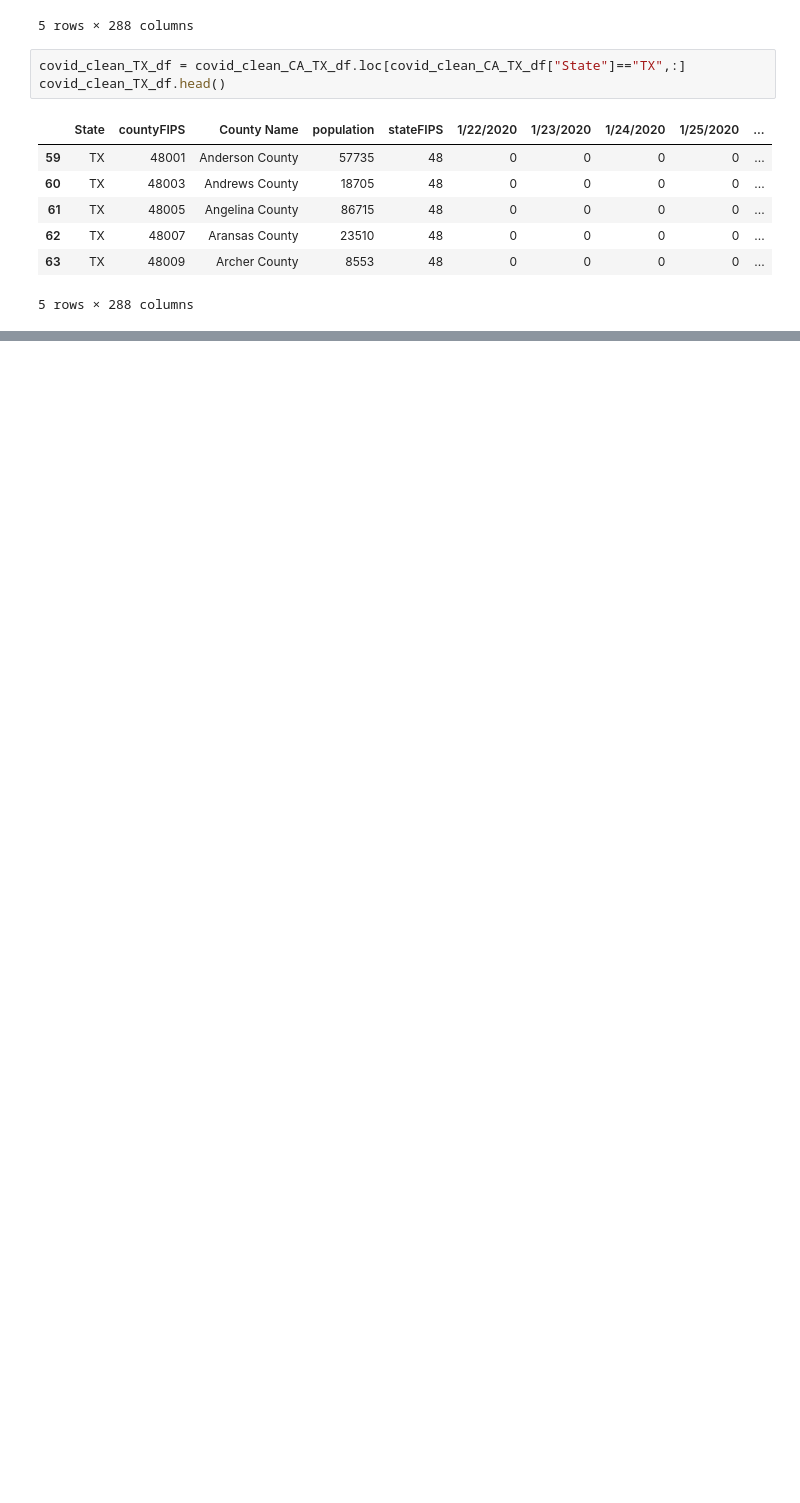
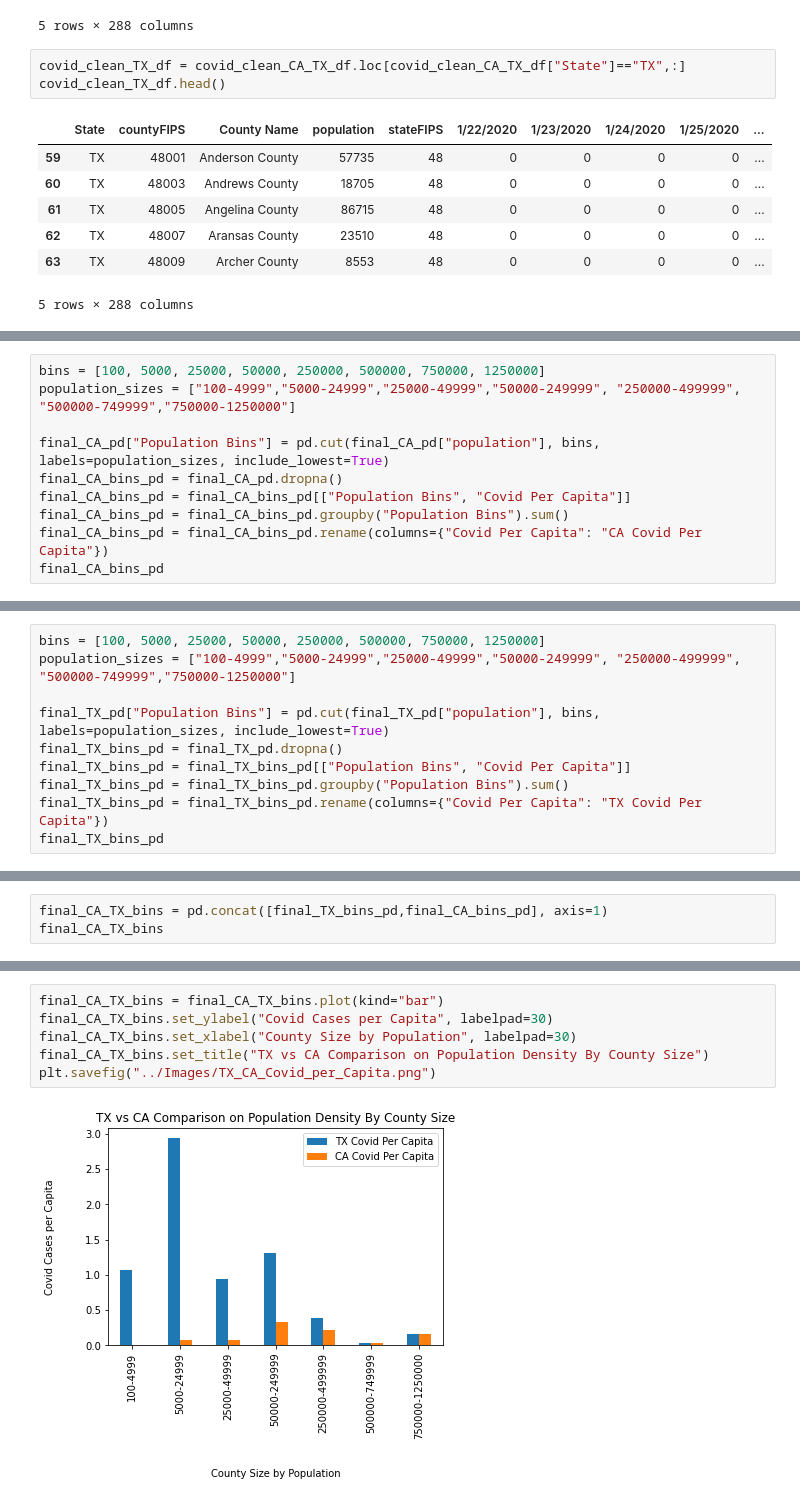
Before and after one commit to shadiaduery/bootcamp-group_project-1, a Jupyter notebook: Analysis/Population Density ScatterPlot.ipynb, the cells around one changed output, grey strips where cells are left out. Drawn from its saved outputs; the diff is of its cells as text; blank space fills up the shorter version.

```diff
--- a/Analysis/Population Density ScatterPlot.ipynb
+++ b/Analysis/Population Density ScatterPlot.ipynb
@@ -74,0 +164,10 @@ final_clean_data_pd =
+# %%
+bins = [100, 5000, 25000, 50000, 250000, 500000, 750000, 1250000]
+population_sizes = ["100-4999","5000-24999","25000-49999","50000-249999", "250000-499999", "500000-749999","750000-1250000"]
+
+final_CA_pd["Population Bins"] = pd.cut(final_CA_pd["population"], bins, labels=population_sizes, include_lowest=True)
+final_CA_bins_pd = final_CA_pd.dropna()
+final_CA_bins_pd = final_CA_bins_pd[["Population Bins", "Covid Per Capita"]]
+final_CA_bins_pd = final_CA_bins_pd.groupby("Population Bins").sum()
+final_CA_bins_pd = final_CA_bins_pd.rename(columns={"Covid Per Capita": "CA Covid Per Capita"})
+final_CA_bins_pd
@@ -74,0 +204,10 @@ final_clean_data_pd =
+# %%
+bins = [100, 5000, 25000, 50000, 250000, 500000, 750000, 1250000]
+population_sizes = ["100-4999","5000-24999","25000-49999","50000-249999", "250000-499999", "500000-749999","750000-1250000"]
+
+final_TX_pd["Population Bins"] = pd.cut(final_TX_pd["population"], bins, labels=population_sizes, include_lowest=True)
+final_TX_bins_pd = final_TX_pd.dropna()
+final_TX_bins_pd = final_TX_bins_pd[["Population Bins", "Covid Per Capita"]]
+final_TX_bins_pd = final_TX_bins_pd.groupby("Population Bins").sum()
+final_TX_bins_pd = final_TX_bins_pd.rename(columns={"Covid Per Capita": "TX Covid Per Capita"})
+final_TX_bins_pd
@@ -74,0 +257,3 @@ final_clean_data_pd =
+# %%
+final_CA_TX_bins = pd.concat([final_TX_bins_pd,final_CA_bins_pd], axis=1)
+final_CA_TX_bins
@@ -74,0 +270,8 @@ final_clean_data_pd =
+# %%
+final_CA_TX_bins = final_CA_TX_bins.plot(kind="bar")
+final_CA_TX_bins.set_ylabel("Covid Cases per Capita", labelpad=30)
+final_CA_TX_bins.set_xlabel("County Size by Population", labelpad=30)
+final_CA_TX_bins.set_title("TX vs CA Comparison on Population Density By County Size")
+plt.savefig("../Images/TX_CA_Covid_per_Capita.png")
+# %% [output]
+[figure, added]
```
Also changed, not shown: parts of 16 cells of this notebook, 7 other files.
